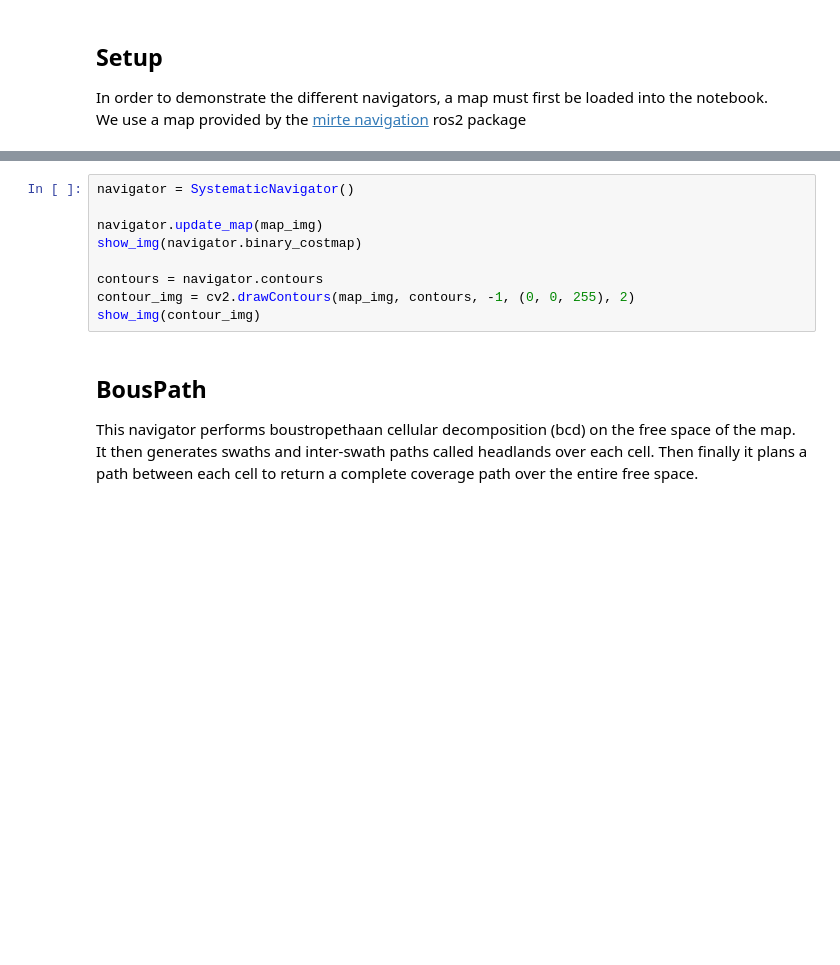
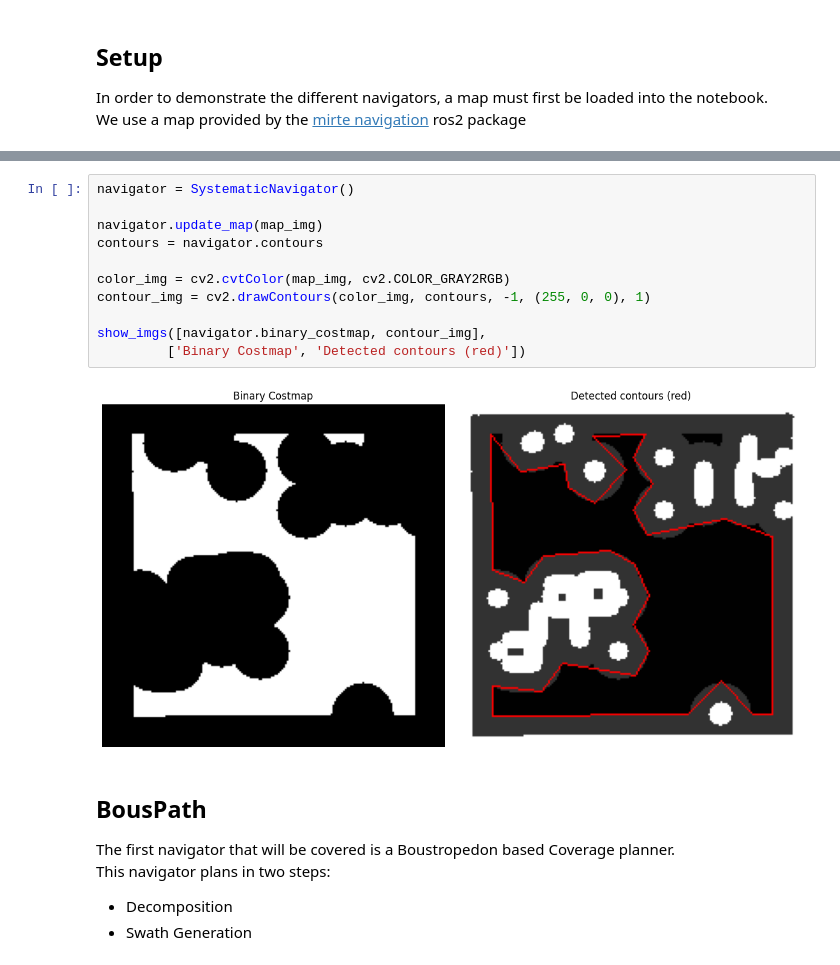
Before and after one commit to machine0herald/Mirte_Lab_Clean, a Jupyter notebook: mirte_lc_nav2/mirte_lc_nav2/test_nav.ipynb, the cells around one changed output, grey strips where cells are left out. Drawn from its saved outputs; the diff is of its cells as text; blank space fills up the shorter version.

```diff
--- a/mirte_lc_nav2/mirte_lc_nav2/test_nav.ipynb
+++ b/mirte_lc_nav2/mirte_lc_nav2/test_nav.ipynb
@@ -43,15 +50,19 @@ this is done in three steps:
 # %%
 navigator = SystematicNavigator()
 
 navigator.update_map(map_img)
-show_img(navigator.binary_costmap)
+contours = navigator.contours
 
-contours = navigator.contours
-contour_img = cv2.drawContours(map_img, contours, -1, (0, 0, 255), 2)
-show_img(contour_img)
+color_img = cv2.cvtColor(map_img, cv2.COLOR_GRAY2RGB)
+contour_img = cv2.drawContours(color_img, contours, -1, (255, 0, 0), 1)
+
+show_imgs([navigator.binary_costmap, contour_img],
+         ['Binary Costmap', 'Detected contours (red)'])
+# %% [output]
+[figure, added]
 # %% [markdown]
 ## BousPath
-
-This navigator performs boustropethaan cellular decomposition (bcd) on the free space of the map.
-It then generates swaths and inter-swath paths called headlands over each cell.
-Then finally it plans a path between each cell to return a complete coverage path over the entire free space.
+The first navigator that will be covered is a Boustropedon based Coverage planner. \
+This navigator plans in two steps:
+- Decomposition
+- Swath Generation
```
Also changed, not shown: parts of 8 cells of this notebook, 11 other files.
